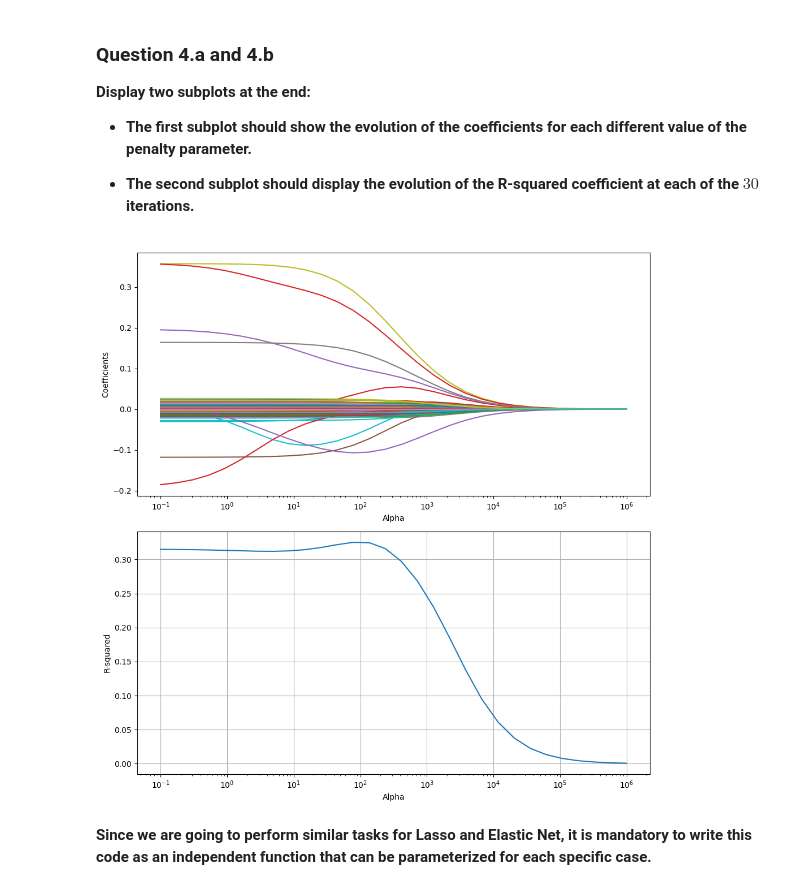
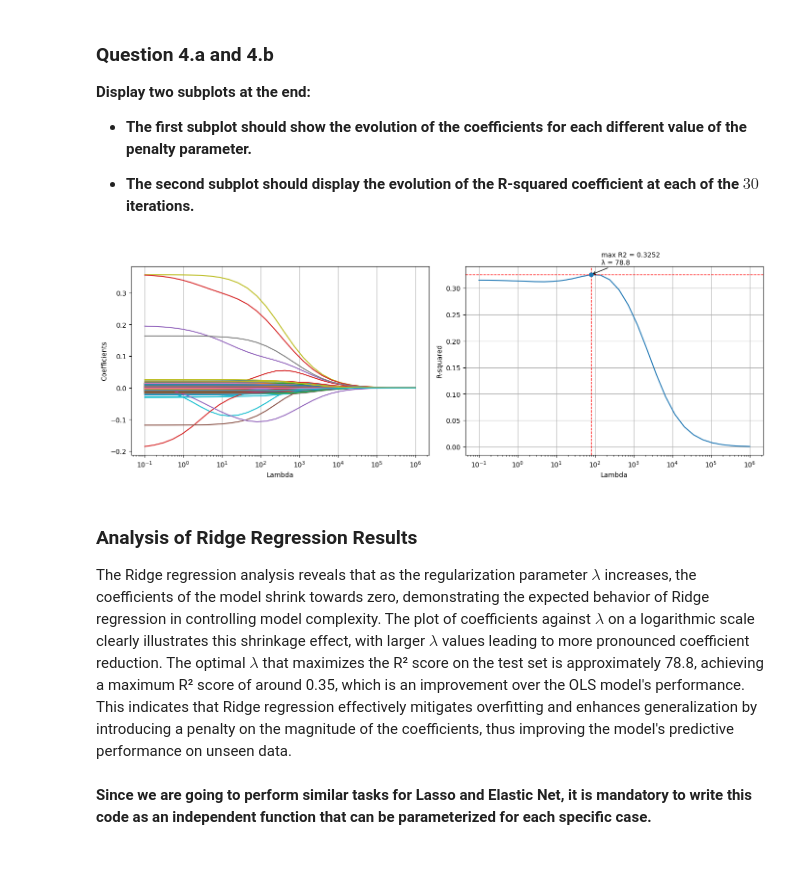
Before and after one commit to leonardohannas/SD-TSIA204_TelecomParis, a Jupyter notebook: TP02/TP02_LeonardoSANTOS.ipynb, the cells around one changed output. Drawn from its saved outputs; the diff is of its cells as text; code cells hidden in the pictures; blank space fills up the shorter version.

```diff
--- a/TP02/TP02_LeonardoSANTOS.ipynb
+++ b/TP02/TP02_LeonardoSANTOS.ipynb
@@ -459,15 +460,21 @@ $$
 
 The equivalence between the constrained and unconstrained formulations of Ridge regression can be understood through the concept of Lagrange multipliers. The parameter $\lambda$ in the unconstrained formulation corresponds to the radius $r$ in the constrained formulation, controlling the trade-off between fitting the data and keeping the coefficients small. As $\lambda$ increases, the solution becomes more regularized, effectively shrinking the coefficients towards zero, which is equivalent to tightening the constraint in the constrained formulation.
 # %%
-alphas = np.logspace(-1, 6, 30)
-
+lambdas = np.logspace(-1, 6, 30)
 coefficients = []
 r2_scores = []
 
-for alpha in alphas:
-    ridge = Ridge(alpha=alpha)
+for lambda_coefficient in lambdas:
+    # Create a Ridge regression model with the current lambda coefficient
+    ridge = Ridge(alpha=lambda_coefficient)
+    ridge.fit(X_train_scaled, y_train_scaled)
+    coefficients.append(ridge.coef_.flatten())
 
-    ridge.fit(X_train_scaled, y_train_scaled)
+    # Compute the R2 score for the current Ridge regression model and append it to the list
+    r2_scores.append(r2_score(y_test_scaled, ridge.predict(X_test_scaled)))
 
-    coefficients.append(ridge.coef_.flatten())
-    r2_scores.append(r2_score(y_test_scaled, ridge.predict(X_test_scaled)))
+# Identify best lambda and max R2
+lambda_max_R2_score = lambdas[np.argmax(r2_scores)]
+max_R2_score = max(r2_scores)
+print(f"Lambda with the highest R2 score: {lambda_max_R2_score}")
+print(f"Maximum R2 score: {max_R2_score}")
@@ -480,26 +490,43 @@ for alpha in alphas:
 
 * **The second subplot should display the evolution of the R-squared coefficient at each of the $30$ iterations.**
 # %%
-# Create two subplots
-fig, ax = plt.subplots(2, 1, figsize=(10, 10))
+# Side-by-side plots
+fig, ax = plt.subplots(1, 2, figsize=(14, 5))
 
-# Plot alpha values against coefficients
-ax[0].plot(alphas, coefficients)
+# Plot lambda values against coefficients
+ax[0].plot(lambdas, coefficients)
 ax[0].set_xscale('log')
-ax[0].set_xlabel('Alpha')
+ax[0].set_xlabel('Lambda')
 ax[0].set_ylabel('Coefficients')
+ax[0].grid(axis='x')
 
-# Plot alpha values against R-squared scores
-ax[1].plot(alphas, r2_scores)
+# Plot lambda values against R-squared scores
+ax[1].plot(lambdas, r2_scores)
 ax[1].set_xscale('log')
-ax[1].set_xlabel('Alpha')
+ax[1].set_xlabel('Lambda')
 ax[1].set_ylabel('R-squared')
 ax[1].grid()
 
+# Mark + annotate the maximum R2 point on the second plot
+ax[1].scatter([lambda_max_R2_score], [max_R2_score], zorder=5)
+ax[1].axvline(lambda_max_R2_score, linestyle='--', linewidth=1, color='red')
+ax[1].axhline(max_R2_score, linestyle='--', linewidth=1, color='red')
+
+ax[1].annotate(
+    f"max R2 = {max_R2_score:.4f}\nλ = {lambda_max_R2_score:.4g}",
+    xy=(lambda_max_R2_score, max_R2_score),
+    xytext=(15, 15),
+    textcoords="offset points",
+    arrowprops=dict(arrowstyle="->"),
+)
+
 plt.tight_layout()
 plt.show()
 # %% [output]
-[figure, old version]
+[figure, new version]
+# %% [markdown]
+### Analysis of Ridge Regression Results
+The Ridge regression analysis reveals that as the regularization parameter $\lambda$ increases, the coefficients of the model shrink towards zero, demonstrating the expected behavior of Ridge regression in controlling model complexity. The plot of coefficients against $\lambda$ on a logarithmic scale clearly illustrates this shrinkage effect, with larger $\lambda$ values leading to more pronounced coefficient reduction. The optimal $\lambda$ that maximizes the R² score on the test set is approximately 78.8, achieving a maximum R² score of around 0.35, which is an improvement over the OLS model's performance. This indicates that Ridge regression effectively mitigates overfitting and enhances generalization by introducing a penalty on the magnitude of the coefficients, thus improving the model's predictive performance on unseen data.
 # %% [markdown]
 **Since we are going to perform similar tasks for Lasso and Elastic Net, it is mandatory to write this code as an independent function that can be parameterized for each speciﬁc case.**
 # %%
```
Also changed, not shown: parts of 9 cells of this notebook.
